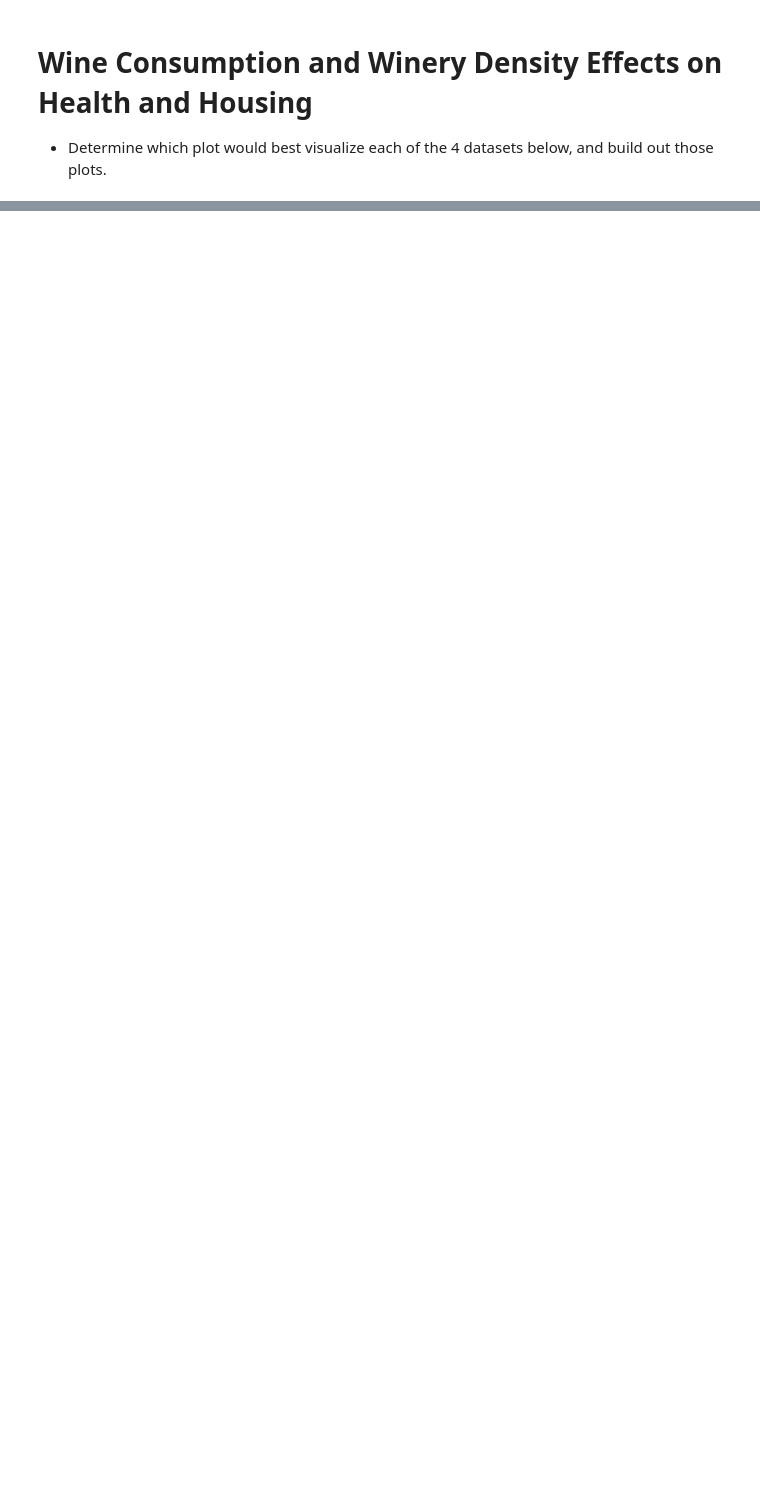
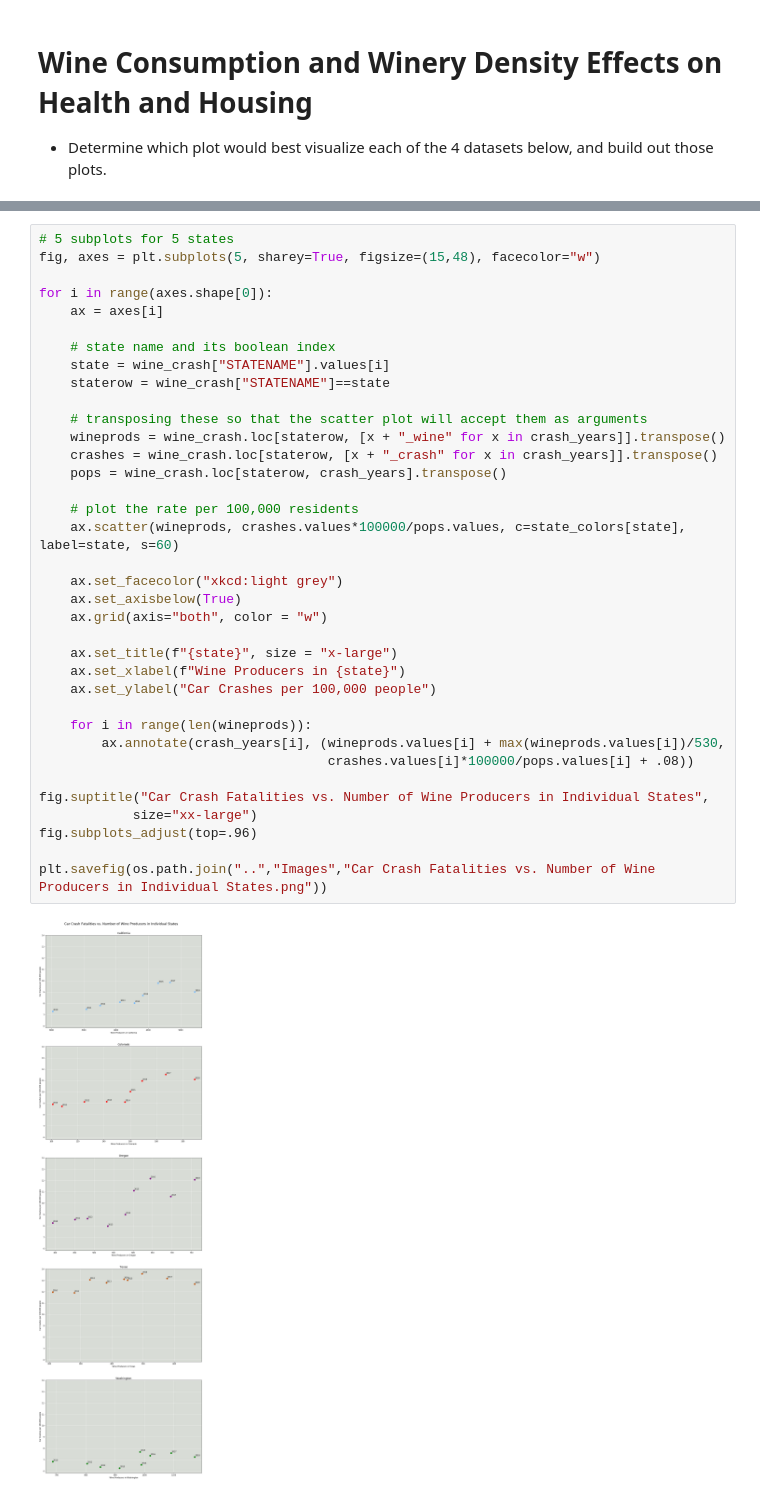
Before and after one commit to epayne323/ProjectOneRepo, a Jupyter notebook: Notebooks/working_EP.ipynb, the cells around one changed output, grey strips where cells are left out. Cells and saved outputs as stored; diff of their text form; blank space fills up the shorter version.

```diff
--- a/Notebooks/working_EP.ipynb
+++ b/Notebooks/working_EP.ipynb
@@ -302,0 +208,38 @@ fig.subplots_adjust(top=.95)
+# %%
+# 5 subplots for 5 states
+fig, axes = plt.subplots(5, sharey=True, figsize=(15,48), facecolor="w")
+
+for i in range(axes.shape[0]):
+    ax = axes[i]
+
+    # state name and its boolean index
+    state = wine_crash["STATENAME"].values[i]
+    staterow = wine_crash["STATENAME"]==state
+
+    # transposing these so that the scatter plot will accept them as arguments
+    wineprods = wine_crash.loc[staterow, [x + "_wine" for x in crash_years]].transpose()
+    crashes = wine_crash.loc[staterow, [x + "_crash" for x in crash_years]].transpose()
+    pops = wine_crash.loc[staterow, crash_years].transpose()
+
+    # plot the rate per 100,000 residents
+    ax.scatter(wineprods, crashes.values*100000/pops.values, c=state_colors[state], label=state, s=60)
+
+    ax.set_facecolor("xkcd:light grey")
+    ax.set_axisbelow(True)
+    ax.grid(axis="both", color = "w")
+
+    ax.set_title(f"{state}", size = "x-large")
+    ax.set_xlabel(f"Wine Producers in {state}")
+    ax.set_ylabel("Car Crashes per 100,000 people")
+
+    for i in range(len(wineprods)):
+        ax.annotate(crash_years[i], (wineprods.values[i] + max(wineprods.values[i])/530,
+                                     crashes.values[i]*100000/pops.values[i] + .08))
+
+fig.suptitle("Car Crash Fatalities vs. Number of Wine Producers in Individual States",
+            size="xx-large")
+fig.subplots_adjust(top=.96)
+
+plt.savefig(os.path.join("..","Images","Car Crash Fatalities vs. Number of Wine Producers in Individual States.png"))
+# %% [output]
+[figure, added]
```
Also changed, not shown: parts of 56 cells of this notebook, 4 other files.
